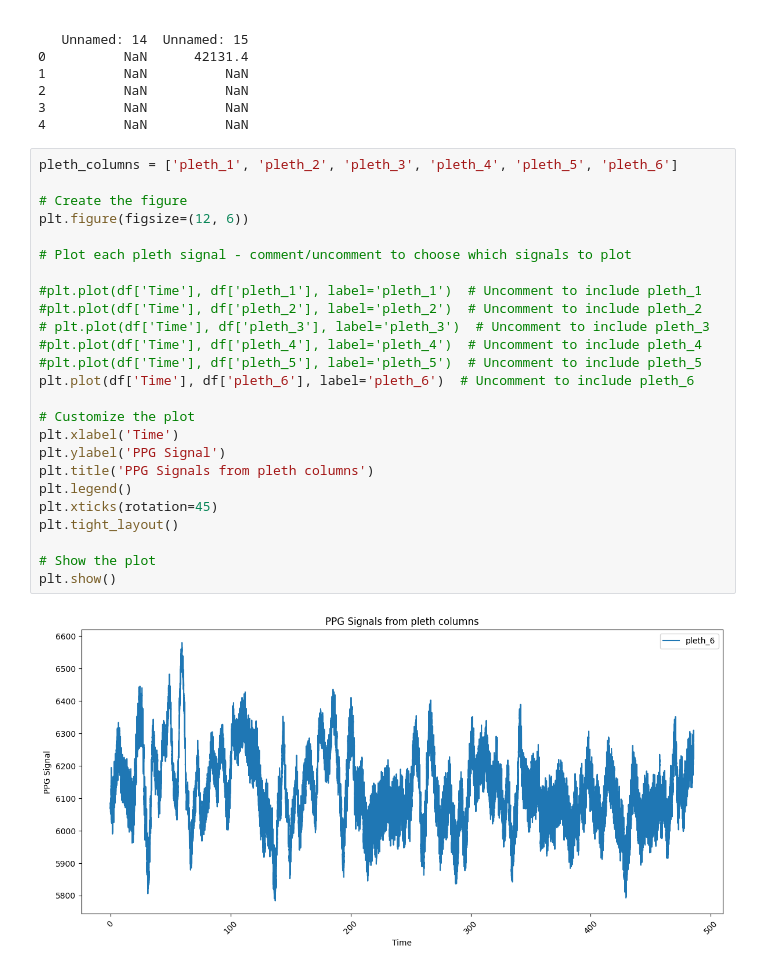
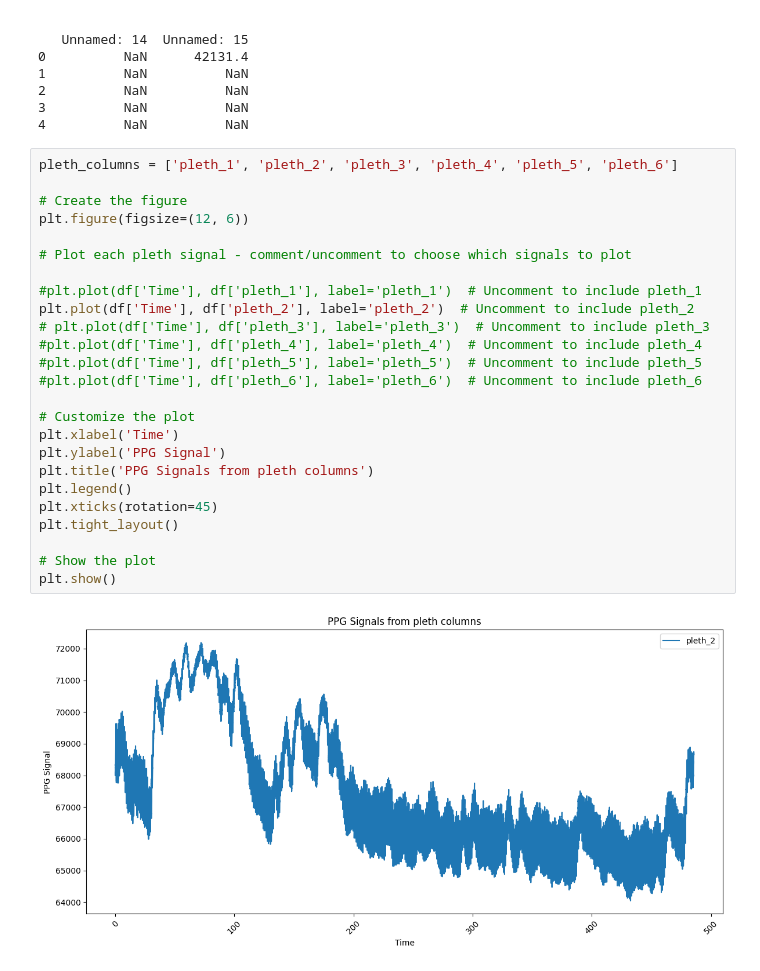
Before and after one commit to HRJ369/DH_307, a Jupyter notebook: DH307_Testing.ipynb, the cells around one changed output. Saved outputs shown, nothing was run; the diff lists cells and outputs as text.

```diff
--- a/DH307_Testing.ipynb
+++ b/DH307_Testing.ipynb
@@ -34,30 +34,30 @@ print(df.head())
 # %%
 pleth_columns = ['pleth_1', 'pleth_2', 'pleth_3', 'pleth_4', 'pleth_5', 'pleth_6']
 
 # Create the figure
 plt.figure(figsize=(12, 6))
 
 # Plot each pleth signal - comment/uncomment to choose which signals to plot
 
 #plt.plot(df['Time'], df['pleth_1'], label='pleth_1')  # Uncomment to include pleth_1
-#plt.plot(df['Time'], df['pleth_2'], label='pleth_2')  # Uncomment to include pleth_2
+plt.plot(df['Time'], df['pleth_2'], label='pleth_2')  # Uncomment to include pleth_2
 # plt.plot(df['Time'], df['pleth_3'], label='pleth_3')  # Uncomment to include pleth_3
 #plt.plot(df['Time'], df['pleth_4'], label='pleth_4')  # Uncomment to include pleth_4
 #plt.plot(df['Time'], df['pleth_5'], label='pleth_5')  # Uncomment to include pleth_5
-plt.plot(df['Time'], df['pleth_6'], label='pleth_6')  # Uncomment to include pleth_6
+#plt.plot(df['Time'], df['pleth_6'], label='pleth_6')  # Uncomment to include pleth_6
 
 # Customize the plot
 plt.xlabel('Time')
 plt.ylabel('PPG Signal')
 plt.title('PPG Signals from pleth columns')
 plt.legend()
 plt.xticks(rotation=45)
 plt.tight_layout()
 
 # Show the plot
 plt.show()
 # %% [output]
-[figure, old version]
+[figure, new version]
 # %%
 df_10_seconds = df[df['Time'] <= 10]
 
```
Also changed, not shown: parts of 9 cells of this notebook.
